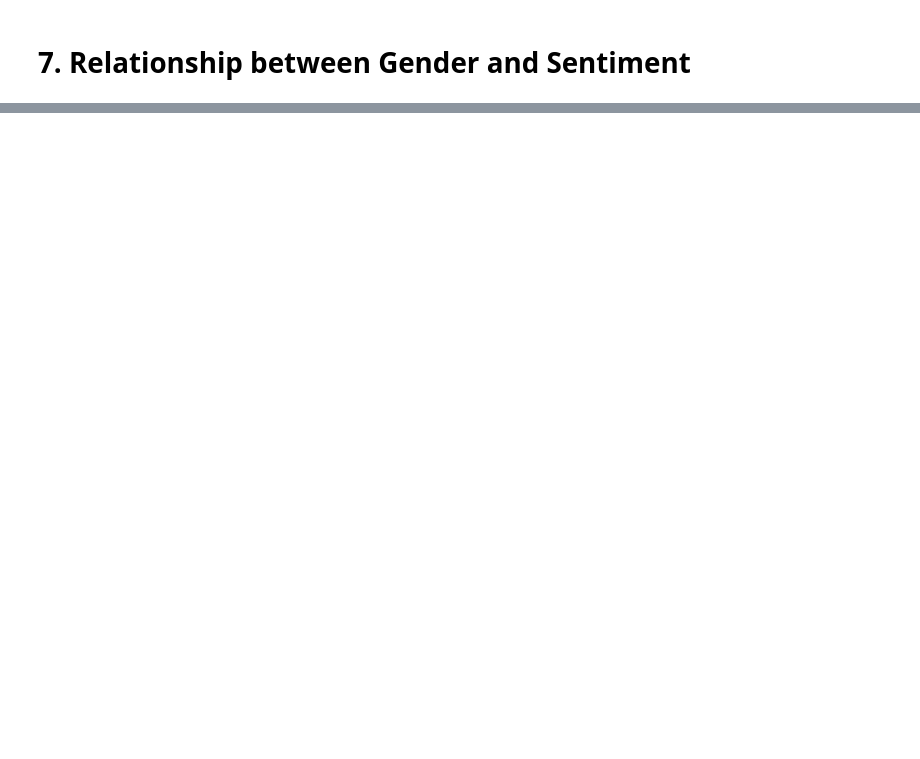
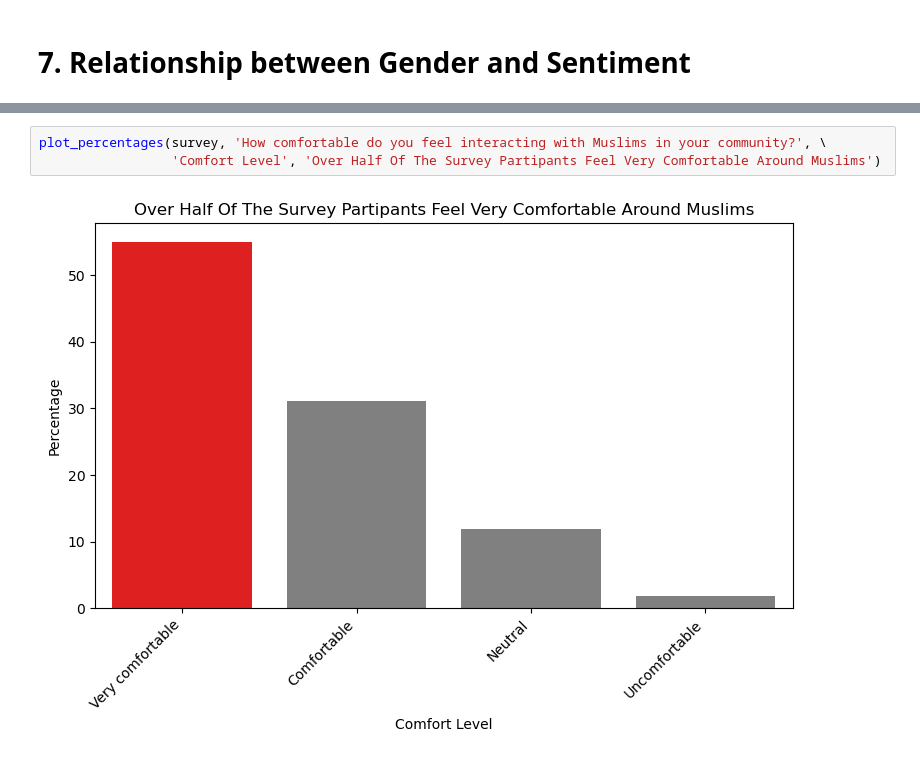
Before and after one commit to manelmahroug/Muslim-Brand-Sentiment, a Jupyter notebook: Brand_sentiment_001_June2024.ipynb, the cells around one changed output, grey strips where cells are left out. Cells and saved outputs as stored; diff of their text form; blank space fills up the shorter version.

Commit message:
added comfort levels

```diff
--- a/Brand_sentiment_001_June2024.ipynb
+++ b/Brand_sentiment_001_June2024.ipynb
@@ -518,0 +509,5 @@ plot_norm_stacked(survey, group_col='Gender', cat_col='How do you feel about Mus
+# %%
+plot_percentages(survey, 'How comfortable do you feel interacting with Muslims in your community?', \
+                 'Comfort Level', 'Over Half Of The Survey Partipants Feel Very Comfortable Around Muslims')
+# %% [output]
+[figure, added]
```
Also changed, not shown: parts of 14 cells of this notebook.
